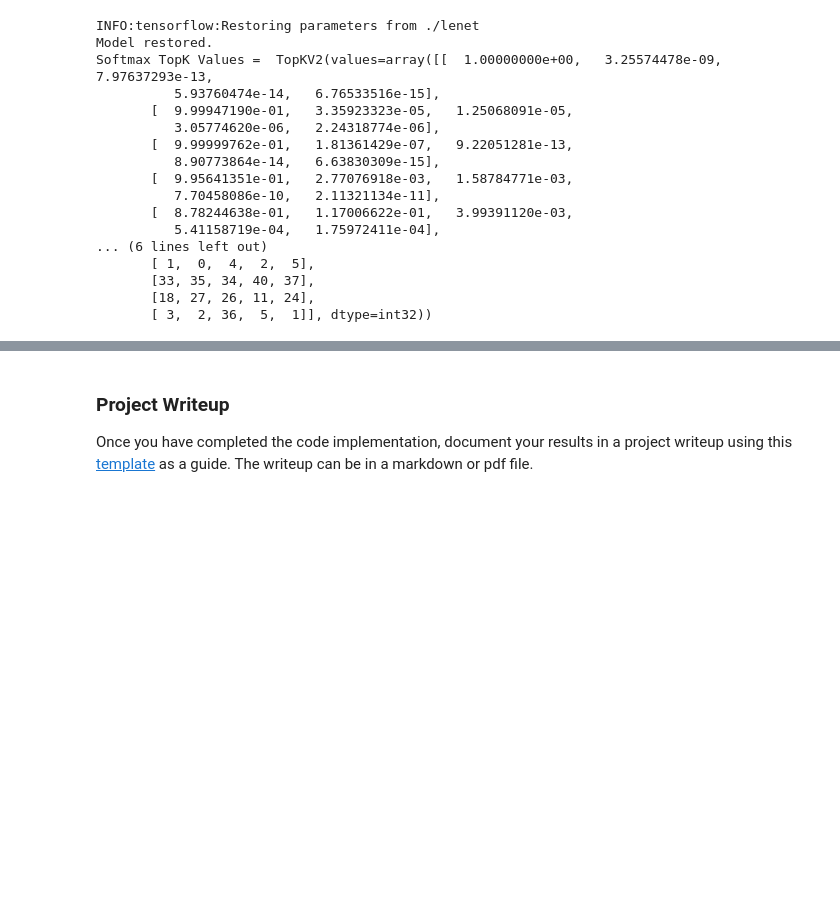
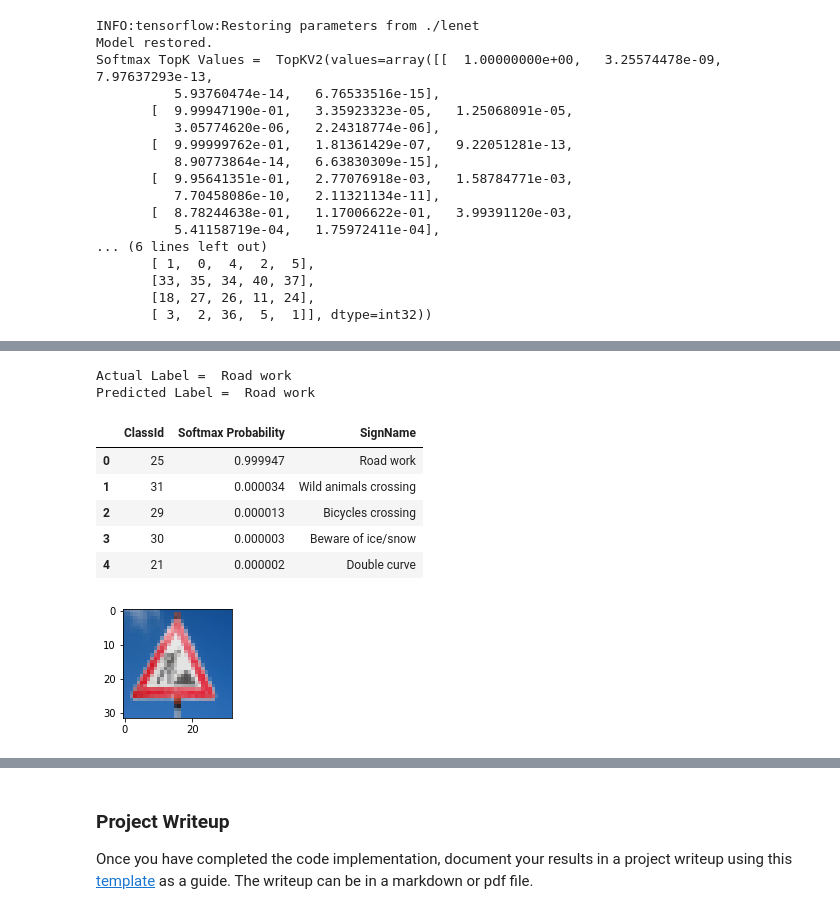
Before and after one commit to samiriff/CarND-Traffic-Sign-Classifier-Project, a Jupyter notebook: Traffic_Sign_Classifier.ipynb, the cells around one changed output, grey strips where cells are left out. Cells and saved outputs as stored; diff of their text form; code cells hidden in the pictures; blank space fills up the shorter version.

```diff
--- a/Traffic_Sign_Classifier.ipynb
+++ b/Traffic_Sign_Classifier.ipynb
@@ -652,0 +688,17 @@ Softmax TopK Values =  TopKV2(values=array([[  1.00000000e+00,   3.25574478e-09,
+# %%
+img_idx = 1
+fig, ax = plt.subplots(1, 1, figsize=(10, 2))
+ax.imshow(resized_img_arr[img_idx])
+print("Actual Label = ", y_test_labels[img_idx])
+print("Predicted Label = ", get_sign_name(sign_labels_df, top_k_values.indices[img_idx][0]))
+get_top_k_probabilities(top_k_values.values[img_idx], top_k_values.indices[img_idx])
+# %% [output]
+Actual Label =  Road work
+Predicted Label =  Road work
+|  | ClassId | Softmax Probability | SignName |
+| 0 | 25 | 0.999947 | Road work |
+| 1 | 31 | 0.000034 | Wild animals crossing |
+| 2 | 29 | 0.000013 | Bicycles crossing |
+| 3 | 30 | 0.000003 | Beware of ice/snow |
+| 4 | 21 | 0.000002 | Double curve |
+[figure, added]
```
Also changed, not shown: parts of 9 cells of this notebook.
